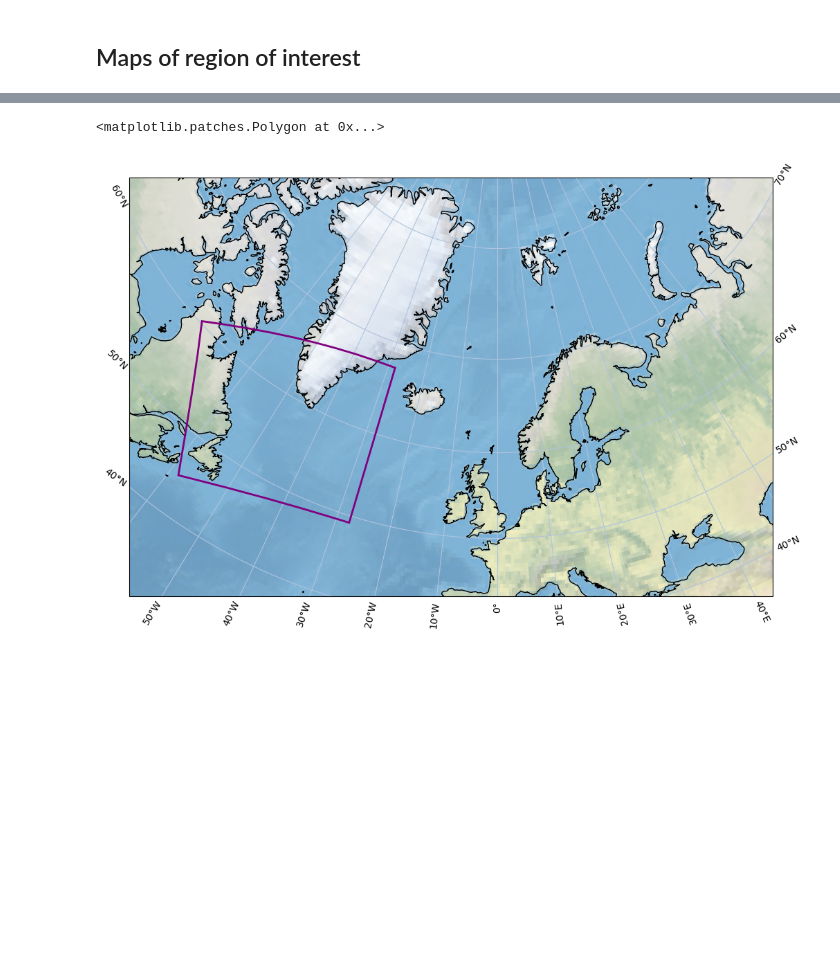
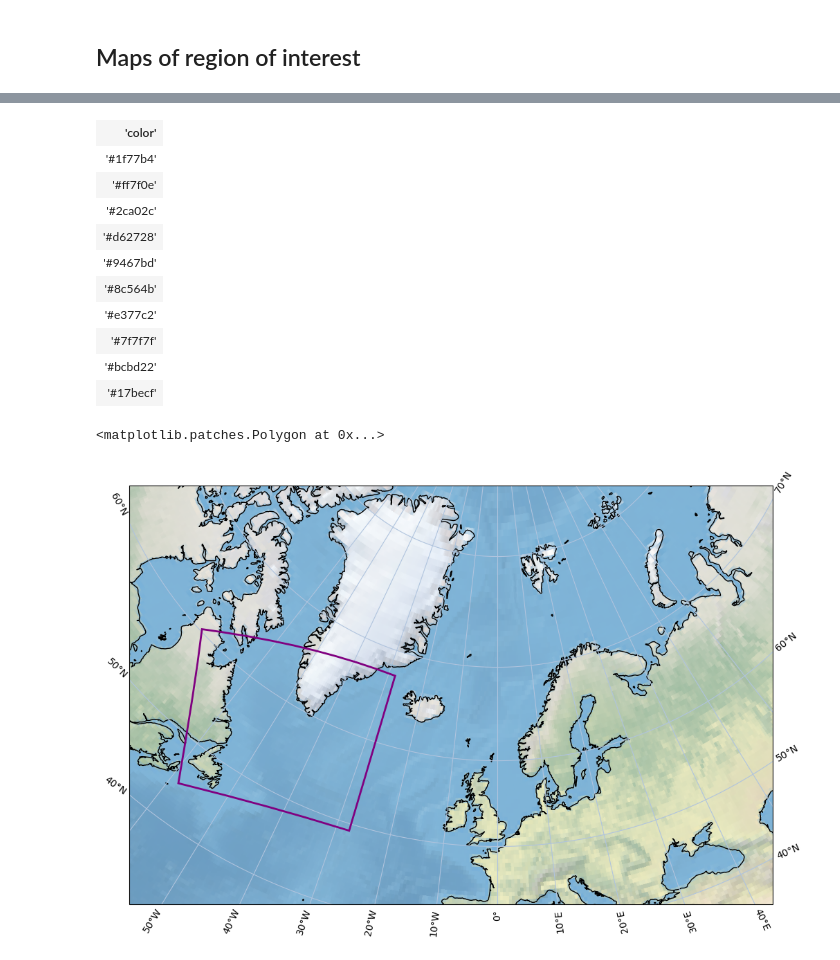
Before and after one commit to flogrows/phd-notebooks, a Jupyter notebook: Maps.ipynb, the cells around one changed output, grey strips where cells are left out. Saved outputs shown, nothing was run; the diff lists cells and outputs as text; code cells hidden in the pictures; blank space fills up the shorter version.

```diff
--- a/Maps.ipynb
+++ b/Maps.ipynb
@@ -53,3 +82,17 @@ bb1 = patches.Polygon(xy=bb1_corners, edgecolor='purple', fc='none', lw=2, ls=':
+# %%
+plt.rcParams['axes.prop_cycle']
+# %% [output]
+| 'color' |
+| '#1f77b4' |
+| '#ff7f0e' |
+| '#2ca02c' |
+| '#d62728' |
+| '#9467bd' |
+| '#8c564b' |
+| '#e377c2' |
+| '#7f7f7f' |
+| '#bcbd22' |
+| '#17becf' |
 # %%
 fig = plt.figure(figsize=[12,8])
 
```
Also changed, not shown: parts of 7 cells of this notebook, 1 other file.
